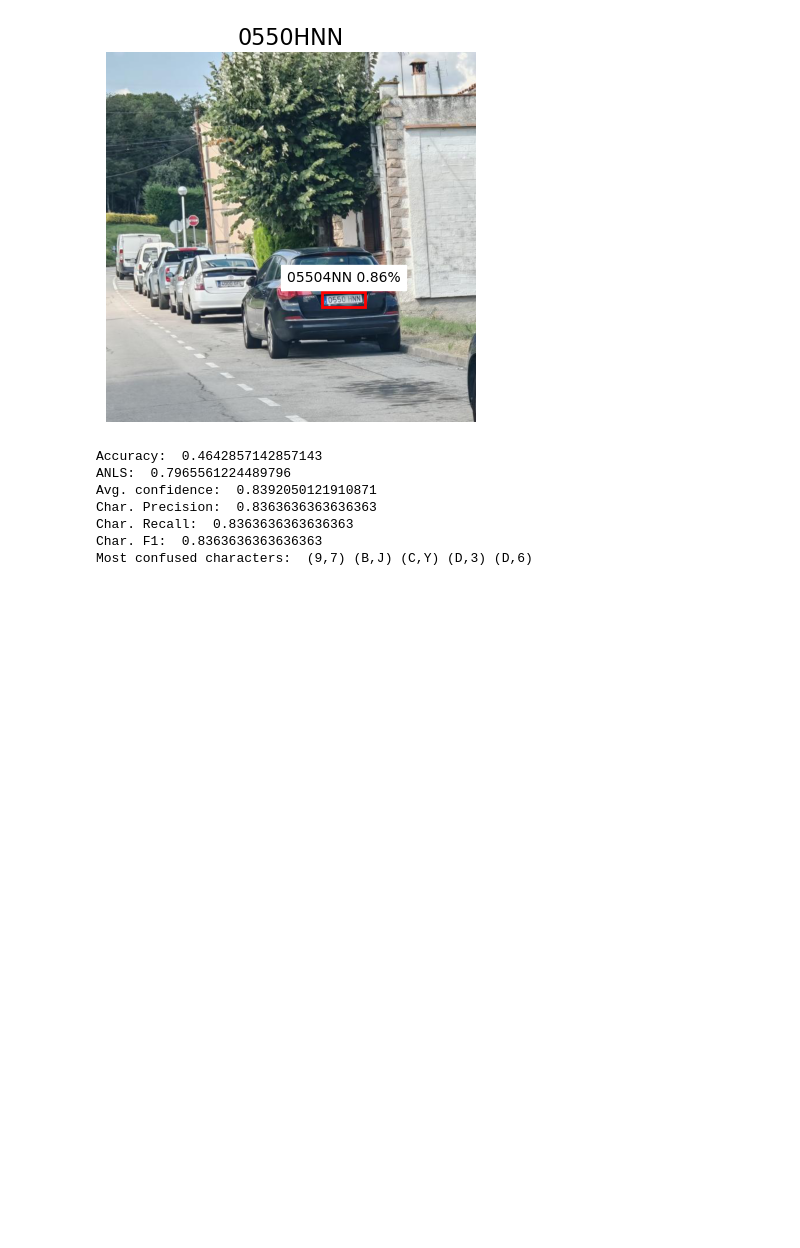
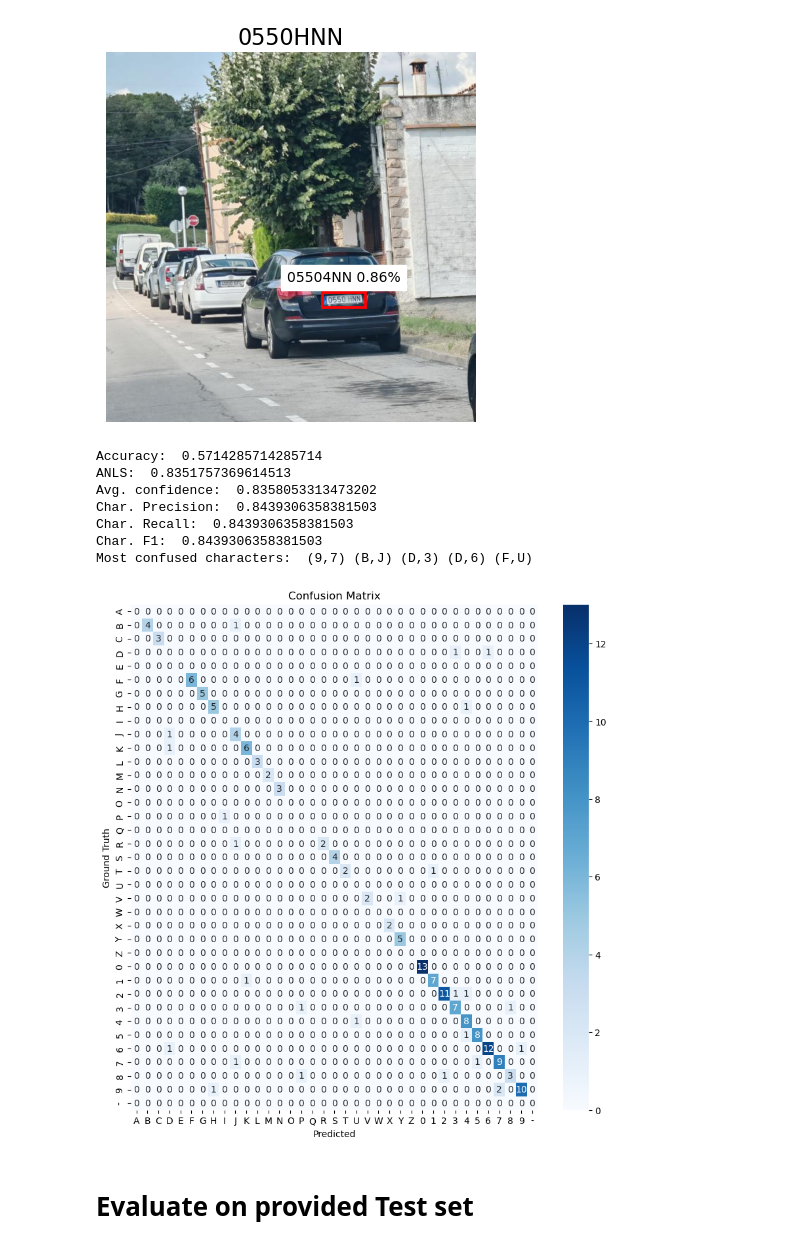
Before and after one commit to marinocom/ANPR-GIA, a Jupyter notebook: example.ipynb, the cells around one changed output. Cells and saved outputs as stored; diff of their text form; code cells hidden in the pictures; blank space fills up the shorter version.

Commit message:
Evaluate on provided test set

```diff
--- a/example.ipynb
+++ b/example.ipynb
@@ -1,8 +3,8 @@
 # %%
-from pipeline import Pipeline
+from pipeline import Pipeline, plot_confusion_matrix, characters
 from huggingface_hub import hf_hub_download
 
 model_path = hf_hub_download(repo_id="Pikurrot/yolo11n-licenseplates", filename="yolo11n_licenseplates.pt")
 pipeline = Pipeline(model_path)
-result = pipeline("DatasetYolo/test/images/")
+result = pipeline("DatasetYolo/test/images/", rec_thresh=0)
 # %% [output]
@@ -38,10 +40,16 @@ print("Char. F1: ", metrics["f1"])
 print("Most confused characters: ", " ".join(
 	["("+",".join(chars)+")" for chars, _ in metrics["most_confused_chars"][:5]]))
 # %% [output]
-Accuracy:  0.4642857142857143
-ANLS:  0.7965561224489796
-Avg. confidence:  0.8392050121910871
-Char. Precision:  0.8363636363636363
-Char. Recall:  0.8363636363636363
-Char. F1:  0.8363636363636363
-Most confused characters:  (9,7) (B,J) (C,Y) (D,3) (D,6)
+Accuracy:  0.5714285714285714
+ANLS:  0.8351757369614513
+Avg. confidence:  0.8358053313473202
+Char. Precision:  0.8439306358381503
+Char. Recall:  0.8439306358381503
+Char. F1:  0.8439306358381503
+Most confused characters:  (9,7) (B,J) (D,3) (D,6) (F,U)
+# %%
+plot_confusion_matrix(metrics["conf_matrix"], characters)
+# %% [output]
+[figure, added]
+# %% [markdown]
+# Evaluate on provided Test set
```
Also changed, not shown: parts of 4 cells of this notebook, 1 other file.
